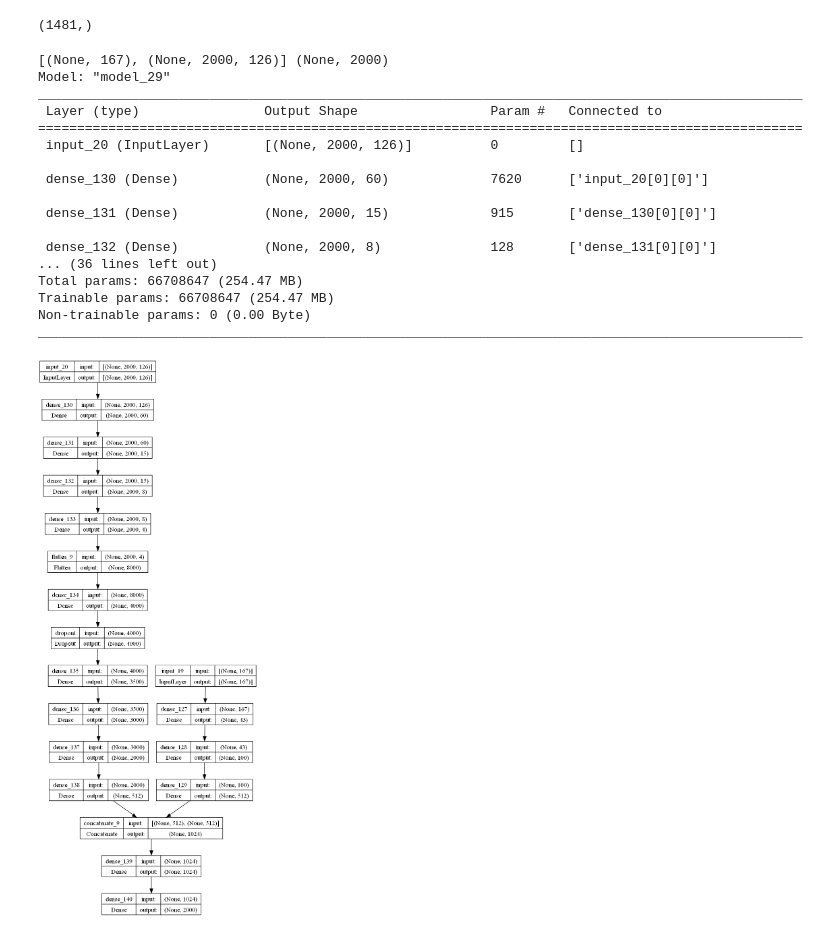
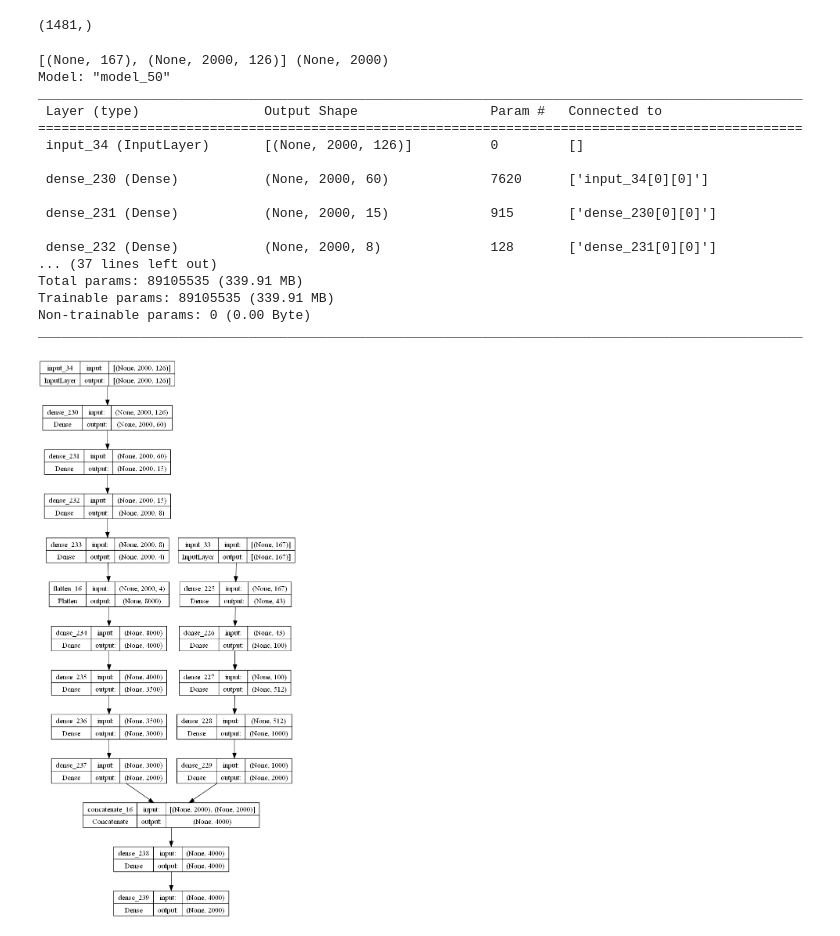
Before and after one commit to Chm-vinicius/coolab_tensorflow_study, a Jupyter notebook: machine_learn.ipynb, the cells around one changed output. Cells and saved outputs as stored; diff of their text form; code cells hidden in the pictures.

```diff
--- a/machine_learn.ipynb
+++ b/machine_learn.ipynb
@@ -274,60 +274,63 @@ from tensorflow import keras
 
 slot_input = keras.Input(shape=(167,))
 pro_input = keras.Input(shape=(2000,126))
+HIDEN_ACTIVATION = "relu"
 
-x = keras.layers.Dense(43, activation="relu") (slot_input)
-x = keras.layers.Dense(100, activation="relu") (x)
-x = keras.layers.Dense(512, activation="relu") (x)
+x = keras.layers.Dense(43, activation=HIDEN_ACTIVATION) (slot_input)
+x = keras.layers.Dense(100, activation=HIDEN_ACTIVATION) (x)
+x = keras.layers.Dense(512, activation=HIDEN_ACTIVATION) (x)
+x = keras.layers.Dense(1000, activation=HIDEN_ACTIVATION) (x)
+x = keras.layers.Dense(2000, activation=HIDEN_ACTIVATION) (x)
 x = keras.Model(inputs=slot_input, outputs=x)
 
-y = keras.layers.Dense(60, activation="relu") (pro_input)
-y = keras.layers.Dense(15, activation="relu") (y)
-y = keras.layers.Dense(8, activation="relu") (y)
-y = keras.layers.Dense(4, activation="relu") (y)
+y = keras.layers.Dense(60, activation=HIDEN_ACTIVATION) (pro_input)
+y = keras.layers.Dense(15, activation=HIDEN_ACTIVATION) (y)
+y = keras.layers.Dense(8, activation=HIDEN_ACTIVATION) (y)
+y = keras.layers.Dense(4, activation=HIDEN_ACTIVATION) (y)
 y = keras.layers.Flatten() (y)
-y = keras.layers.Dense(4000, activation="relu") (y)
-y = keras.layers.Dense(3500, activation="relu") (y)
-y = keras.layers.Dense(3000, activation="relu") (y)
-y = keras.layers.Dense(2000, activation="relu") (y)
-y = keras.layers.Dense(512, activation="relu") (y)
+y = keras.layers.Dense(4000, activation=HIDEN_ACTIVATION) (y)
+y = keras.layers.Dense(3500, activation=HIDEN_ACTIVATION) (y)
+y = keras.layers.Dense(3000, activation=HIDEN_ACTIVATION) (y)
+y = keras.layers.Dense(2000, activation=HIDEN_ACTIVATION) (y)
+# y = keras.layers.Dense(512, activation=HIDEN_ACTIVATION) (y)
 y = keras.Model(inputs=pro_input, outputs=y)
 
 combine = keras.layers.concatenate([x.output, y.output])
 
-z = keras.layers.Dense(1024, activation="relu") (combine)
+z = keras.layers.Dense(4000, activation=HIDEN_ACTIVATION) (combine)
 z = keras.layers.Dense(2000, activation="softmax") (z)
 
 model = keras.Model(inputs=[x.input, y.input], outputs=z)
 
 print(model.input_shape, model.output_shape)
 
 model.compile(
-      optimizer=keras.optimizers.Adam(1e-2),
+      optimizer=keras.optimizers.Adamax(1e-3),
       loss=[keras.losses.SparseCategoricalCrossentropy(from_logits=True)],
       metrics=[keras.metrics.SparseCategoricalCrossentropy()]
 )
 
 model.summary()
 
 keras.utils.plot_model(model, "first_model.png", True)
 # %% [output]
 [(None, 167), (None, 2000, 126)] (None, 2000)
-Model: "model_29"
+Model: "model_50"
 __________________________________________________________________________________________________
  Layer (type)                Output Shape                 Param #   Connected to
 ==================================================================================================
- input_20 (InputLayer)       [(None, 2000, 126)]          0         []
+ input_34 (InputLayer)       [(None, 2000, 126)]          0         []
 
- dense_130 (Dense)           (None, 2000, 60)             7620      ['input_20[0][0]']
+ dense_230 (Dense)           (None, 2000, 60)             7620      ['input_34[0][0]']
 
- dense_131 (Dense)           (None, 2000, 15)             915       ['dense_130[0][0]']
+ dense_231 (Dense)           (None, 2000, 15)             915       ['dense_230[0][0]']
 
- dense_132 (Dense)           (None, 2000, 8)              128       ['dense_131[0][0]']
-... (36 lines left out)
-Total params: 66708647 (254.47 MB)
-Trainable params: 66708647 (254.47 MB)
+ dense_232 (Dense)           (None, 2000, 8)              128       ['dense_231[0][0]']
+... (37 lines left out)
+Total params: 89105535 (339.91 MB)
+Trainable params: 89105535 (339.91 MB)
 Non-trainable params: 0 (0.00 Byte)
 __________________________________________________________________________________________________
-[figure, old version]
+[figure, new version]
 # %%
 # dtst = keras.utils.to_categorical(dataset.choose_from_datasets(dataset, [0]), dtype="float32")
```
Also changed, not shown: parts of 5 cells of this notebook.
